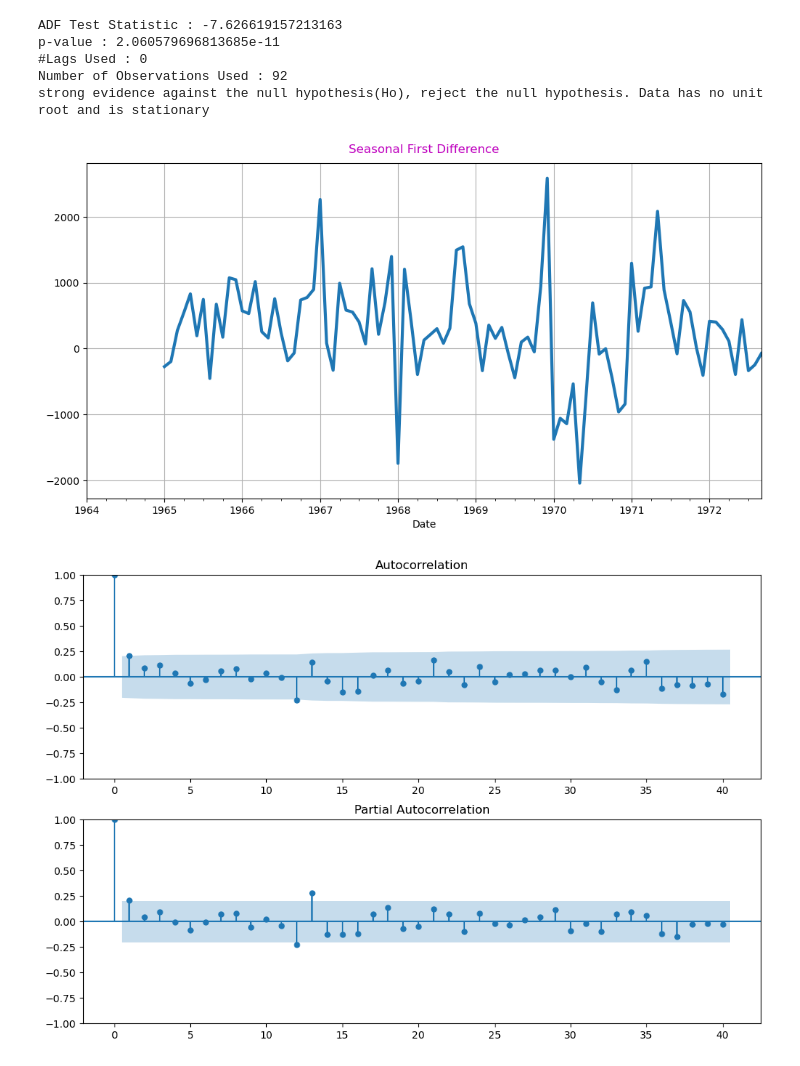
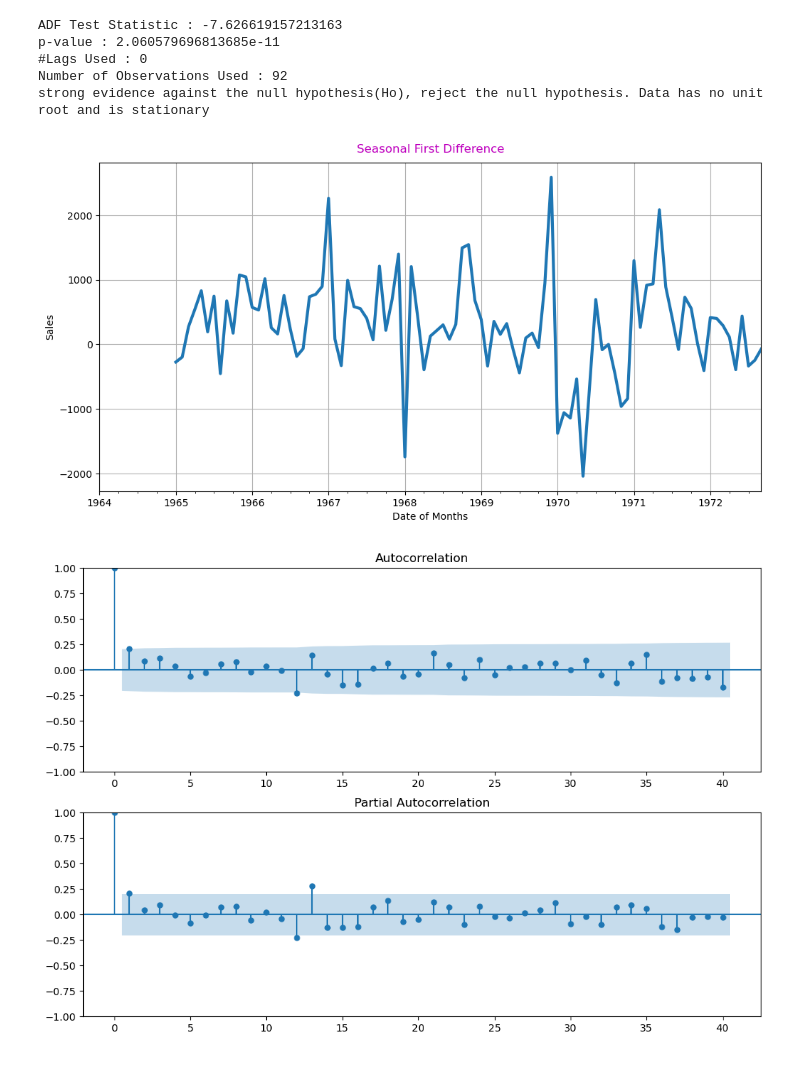
Before and after one commit to Bikas0/Sales-of-a-Retail-Store, a Jupyter notebook: Business Automation Ltd. Interview Skill Test/Predicting Monthly Sales for a Retail Stores.ipynb, the cells around one changed output. Saved outputs shown, nothing was run; the diff lists cells and outputs as text; code cells hidden in the pictures.

```diff
--- a/Business Automation Ltd. Interview Skill Test/Predicting Monthly Sales for a Retail Stores.ipynb
+++ b/Business Automation Ltd. Interview Skill Test/Predicting Monthly Sales for a Retail Stores.ipynb
@@ -173,9 +216,11 @@ strong evidence against the null hypothesis(Ho), reject the null hypothesis. Dat
 # %%
 dataset["Seasonal First Difference"].plot(linewidth=3, figsize=(12,6))
 plt.title("Seasonal First Difference", pad = 10, c = 'm')
+plt.ylabel("Sales")
+plt.xlabel("Date of Months")
 plt.grid()
 # %% [output]
-[figure, old version]
+[figure, new version]
 # %%
 fig = plt.figure(figsize=(12,8))
 ax1 = fig.add_subplot(2,1,1)
```
Also changed, not shown: parts of 55 cells of this notebook.
